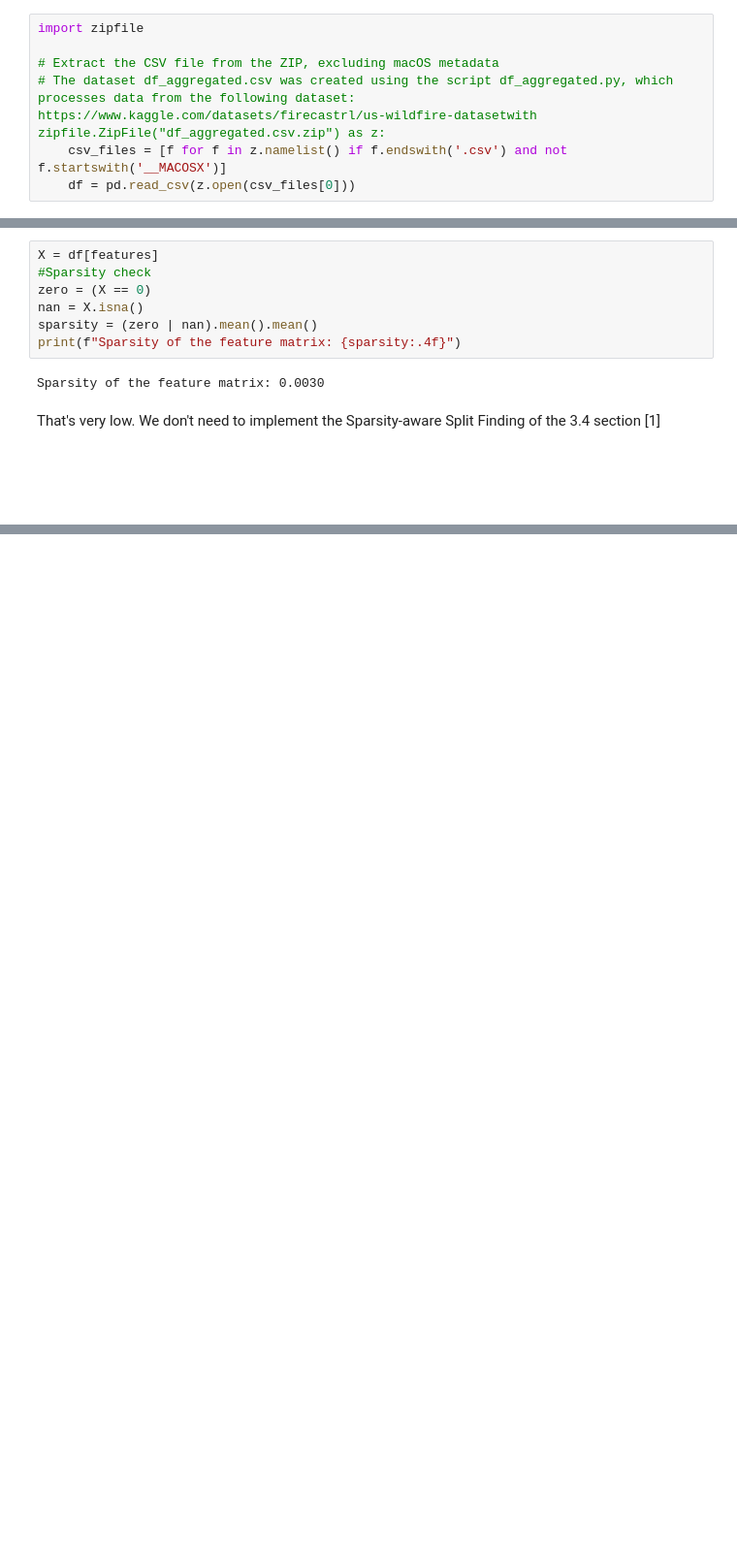
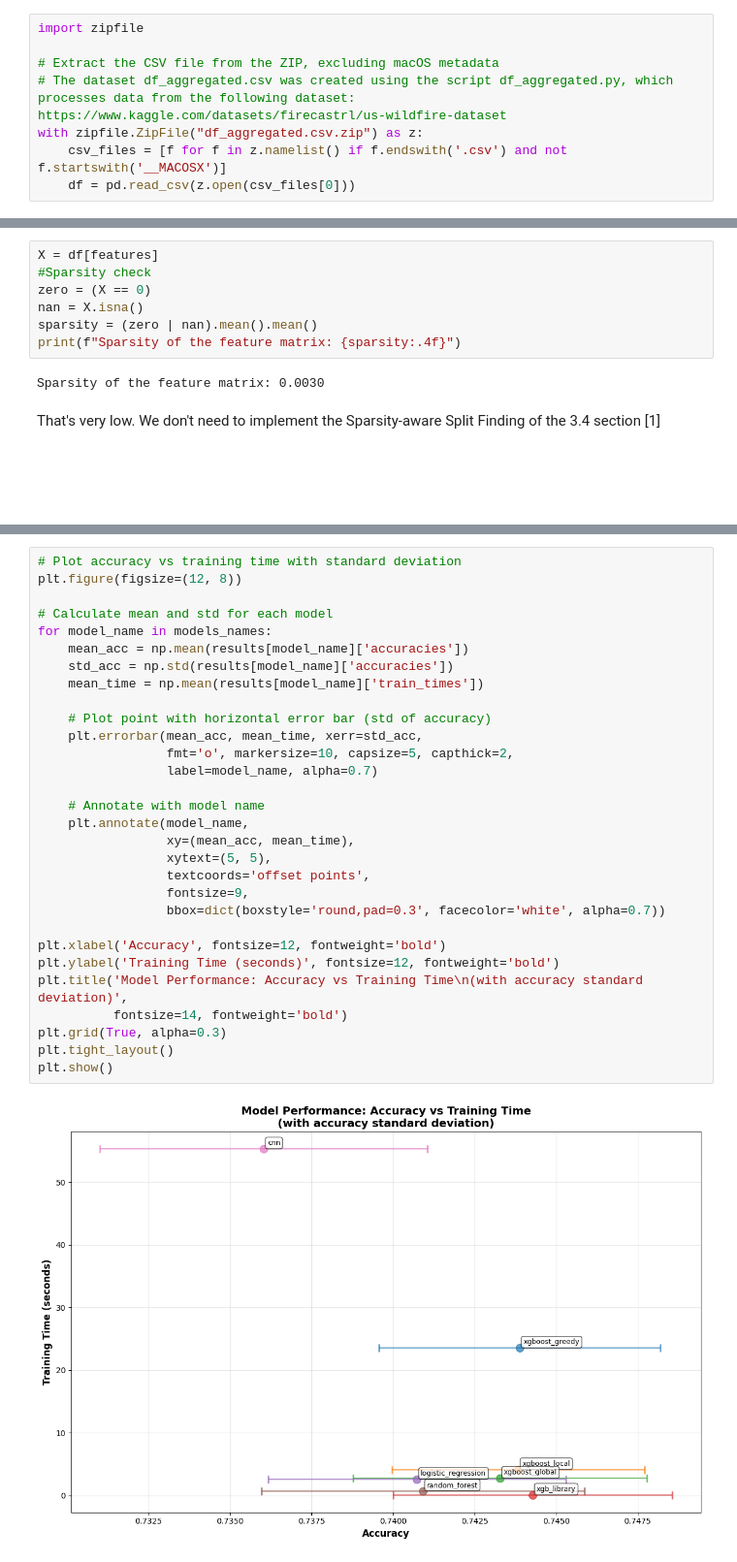
Before and after one commit to GabinSmt/Advanced-Machine-Learning-Project-Wild-fire-, a Jupyter notebook: use_case.ipynb, the cells around one changed output, grey strips where cells are left out. Shown at 97% size. Cells and saved outputs as stored; diff of their text form; blank space fills up the shorter version.

Commit message:
models comparaison

```diff
--- a/use_case.ipynb
+++ b/use_case.ipynb
@@ -8,7 +8,8 @@ import matplotlib.pyplot as plt
 import zipfile
 
 # Extract the CSV file from the ZIP, excluding macOS metadata
-# The dataset df_aggregated.csv was created using the script df_aggregated.py, which processes data from the following dataset: https://www.kaggle.com/datasets/firecastrl/us-wildfire-datasetwith zipfile.ZipFile("df_aggregated.csv.zip") as z:
+# The dataset df_aggregated.csv was created using the script df_aggregated.py, which processes data from the following dataset: https://www.kaggle.com/datasets/firecastrl/us-wildfire-dataset
+with zipfile.ZipFile("df_aggregated.csv.zip") as z:
     csv_files = [f for f in z.namelist() if f.endswith('.csv') and not f.startswith('__MACOSX')]
     df = pd.read_csv(z.open(csv_files[0]))
 # %%
@@ -214,0 +311,32 @@ Model=xgb_library                    | Test accuracy=0.7463 | Train time=0.435s
+# %%
+# Plot accuracy vs training time with standard deviation
+plt.figure(figsize=(12, 8))
+
+# Calculate mean and std for each model
+for model_name in models_names:
+    mean_acc = np.mean(results[model_name]['accuracies'])
+    std_acc = np.std(results[model_name]['accuracies'])
+    mean_time = np.mean(results[model_name]['train_times'])
+
+    # Plot point with horizontal error bar (std of accuracy)
+    plt.errorbar(mean_acc, mean_time, xerr=std_acc,
+                 fmt='o', markersize=10, capsize=5, capthick=2,
+                 label=model_name, alpha=0.7)
+
+    # Annotate with model name
+    plt.annotate(model_name,
+                 xy=(mean_acc, mean_time),
+                 xytext=(5, 5),
+                 textcoords='offset points',
+                 fontsize=9,
+                 bbox=dict(boxstyle='round,pad=0.3', facecolor='white', alpha=0.7))
+
+plt.xlabel('Accuracy', fontsize=12, fontweight='bold')
+plt.ylabel('Training Time (seconds)', fontsize=12, fontweight='bold')
+plt.title('Model Performance: Accuracy vs Training Time\n(with accuracy standard deviation)',
+          fontsize=14, fontweight='bold')
+plt.grid(True, alpha=0.3)
+plt.tight_layout()
+plt.show()
+# %% [output]
+[figure, added]
```
Also changed, not shown: parts of 3 cells of this notebook.
